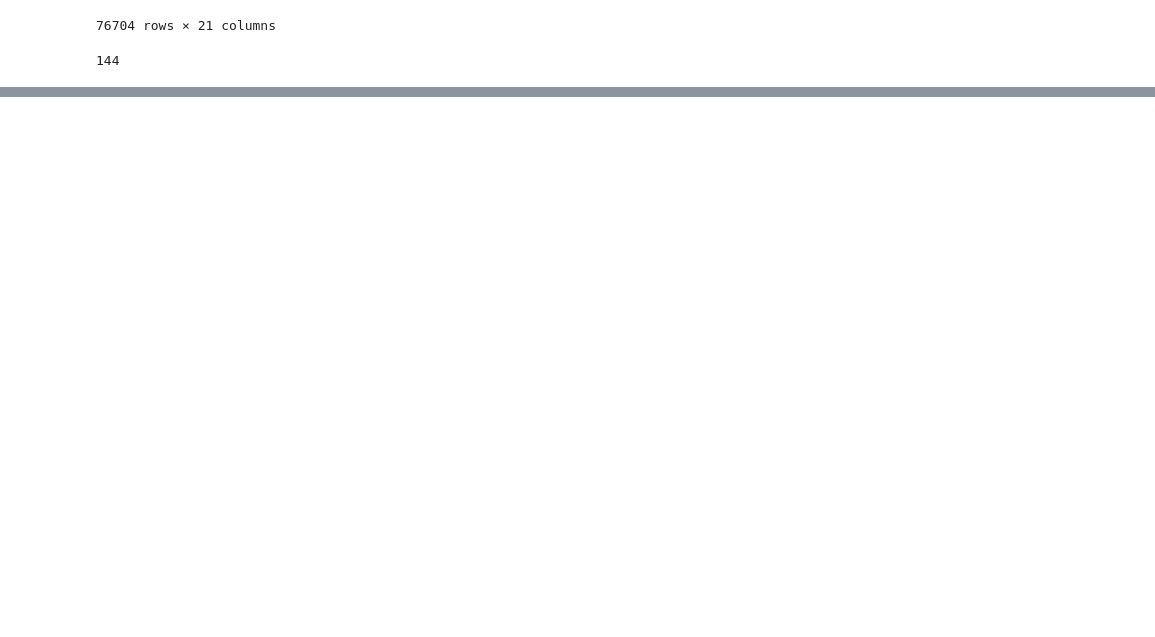
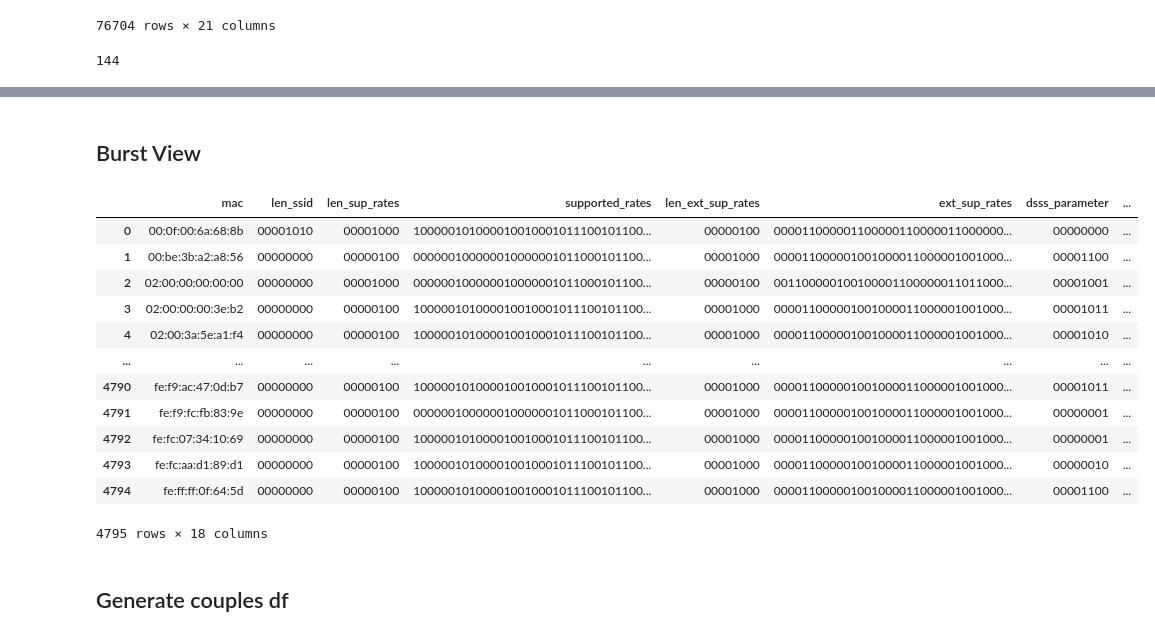
Before and after one commit to GiovanniBaccichet/CompactProbes, a Jupyter notebook: notebooks/pairwise_boosting/data_binary_pre-processing.ipynb, the cells around one changed output, grey strips where cells are left out. Cells and saved outputs as stored; diff of their text form; code cells hidden in the pictures; blank space fills up the shorter version.

Commit message:
Couples_df generation
Signed-off-by: Giovanni Baccichet <32038133+GiovanniBaccichet@users.noreply.github.com>

```diff
--- a/notebooks/pairwise_boosting/data_binary_pre-processing.ipynb
+++ b/notebooks/pairwise_boosting/data_binary_pre-processing.ipynb
@@ -156,0 +243,22 @@ df.iloc[76703][5]
+# %% [markdown]
+## Burst View
+# %%
+df_grouped = df.groupby("mac").agg(lambda x: x.mode()[0]).reset_index()
+# %%
+df_grouped
+# %% [output]
+|  | mac | len_ssid | len_sup_rates | supported_rates | len_ext_sup_rates | ext_sup_rates | dsss_parameter | ... |
+| 0 | 00:0f:00:6a:68:8b | 00001010 | 00001000 | 100000101000010010001011100101100... | 00000100 | 000011000001100000110000011000000... | 00000000 | ... |
+| 1 | 00:be:3b:a2:a8:56 | 00000000 | 00000100 | 000000100000010000001011000101100... | 00001000 | 000011000001001000011000001001000... | 00001100 | ... |
+| 2 | 02:00:00:00:00:00 | 00000000 | 00001000 | 000000100000010000001011000101100... | 00000100 | 001100000100100001100000011011000... | 00001001 | ... |
+| 3 | 02:00:00:00:3e:b2 | 00000000 | 00000100 | 100000101000010010001011100101100... | 00001000 | 000011000001001000011000001001000... | 00001011 | ... |
+| 4 | 02:00:3a:5e:a1:f4 | 00000000 | 00000100 | 100000101000010010001011100101100... | 00001000 | 000011000001001000011000001001000... | 00001010 | ... |
+| ... | ... | ... | ... | ... | ... | ... | ... | ... |
+| 4790 | fe:f9:ac:47:0d:b7 | 00000000 | 00000100 | 100000101000010010001011100101100... | 00001000 | 000011000001001000011000001001000... | 00001011 | ... |
+| 4791 | fe:f9:fc:fb:83:9e | 00000000 | 00000100 | 000000100000010000001011000101100... | 00001000 | 000011000001001000011000001001000... | 00000001 | ... |
+| 4792 | fe:fc:07:34:10:69 | 00000000 | 00000100 | 100000101000010010001011100101100... | 00001000 | 000011000001001000011000001001000... | 00000001 | ... |
+| 4793 | fe:fc:aa:d1:89:d1 | 00000000 | 00000100 | 100000101000010010001011100101100... | 00001000 | 000011000001001000011000001001000... | 00000010 | ... |
+| 4794 | fe:ff:ff:0f:64:5d | 00000000 | 00000100 | 100000101000010010001011100101100... | 00001000 | 000011000001001000011000001001000... | 00001100 | ... |
+4795 rows × 18 columns
+# %% [markdown]
+## Generate couples df
```
Also changed, not shown: parts of 14 cells of this notebook.
